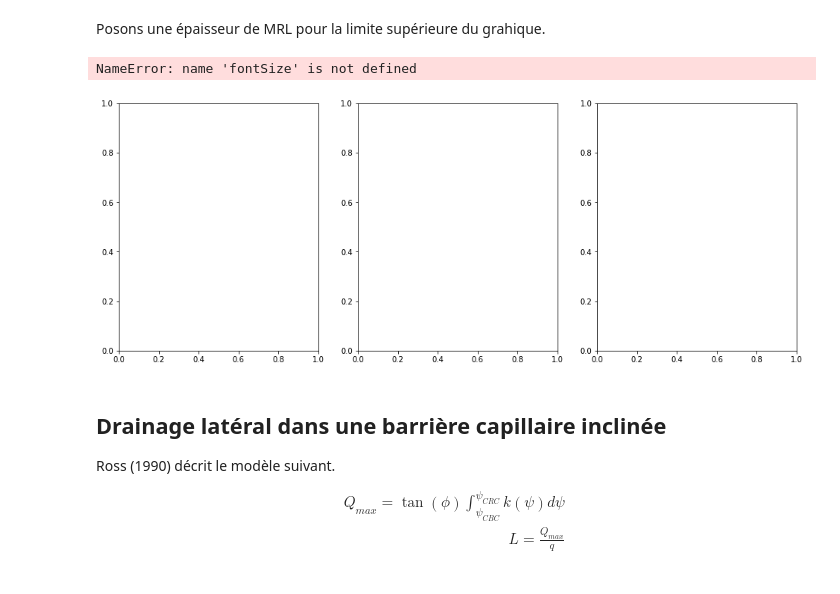
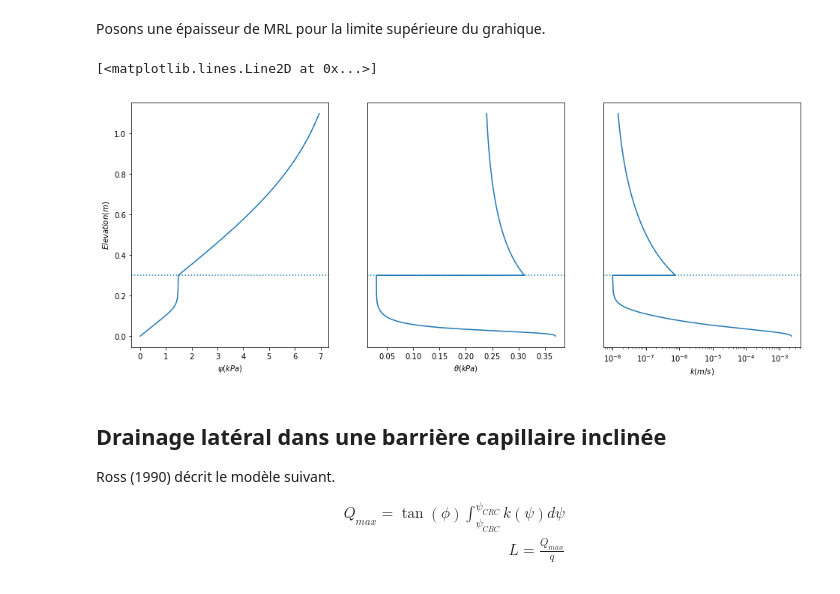
Before and after one commit to essicolo/GCI733-A2015, a Jupyter notebook: barriere-capillaire.ipynb, the cells around one changed output. Saved outputs shown, nothing was run; the diff lists cells and outputs as text; code cells hidden in the pictures.

Commit message:
ix fontSize

```diff
--- a/barriere-capillaire.ipynb
+++ b/barriere-capillaire.ipynb
@@ -246,27 +244,27 @@ kisch_VG = kisch_VG.loc[kisch_VG.z <= (cbl_thickness + mrl_thickness), :]
 # %%
 fig2, axes = plt.subplots(nrows=1, ncols=3, figsize=(16,6))
 
 # Suction profile
-axes[0].set_xlabel(r'$\psi (kPa)$', fontsize = fontSize)
-axes[0].set_ylabel(r'$Elevation (m)$', fontsize = fontSize)
+axes[0].set_xlabel(r'$\psi (kPa)$')
+axes[0].set_ylabel(r'$Elevation (m)$')
 axes[0].axhline(cbl_thickness, linestyle=':')
 axes[0].plot(kisch_VG.psi * 9.807, kisch_VG.z, linestyle='-')
 
 # WC profile
-axes[1].set_xlabel(r'$\theta (kPa)$', fontsize = fontSize)
+axes[1].set_xlabel(r'$\theta (kPa)$')
 axes[1].yaxis.set_visible(False)
 axes[1].axhline(cbl_thickness, ls=':')
 axes[1].plot(kisch_VG.theta, kisch_VG.z, linestyle='-')
 
 # k profile
-axes[2].set_xlabel(r'$k (m/s)$', fontsize = fontSize)
+axes[2].set_xlabel(r'$k (m/s)$')
 axes[2].yaxis.set_visible(False)
 axes[2].set_xscale('log')
 axes[2].axhline(cbl_thickness, linestyle=':')
 axes[2].plot(kisch_VG.k, kisch_VG.z, linestyle='-')
 # %% [output]
-NameError: name 'fontSize' is not defined
+[<matplotlib.lines.Line2D at 0x...>]
-[figure, old version]
+[figure, new version]
 # %% [markdown]
 ## Drainage latéral dans une barrière capillaire inclinée
 
```
Also changed, not shown: parts of 1 cell of this notebook.
